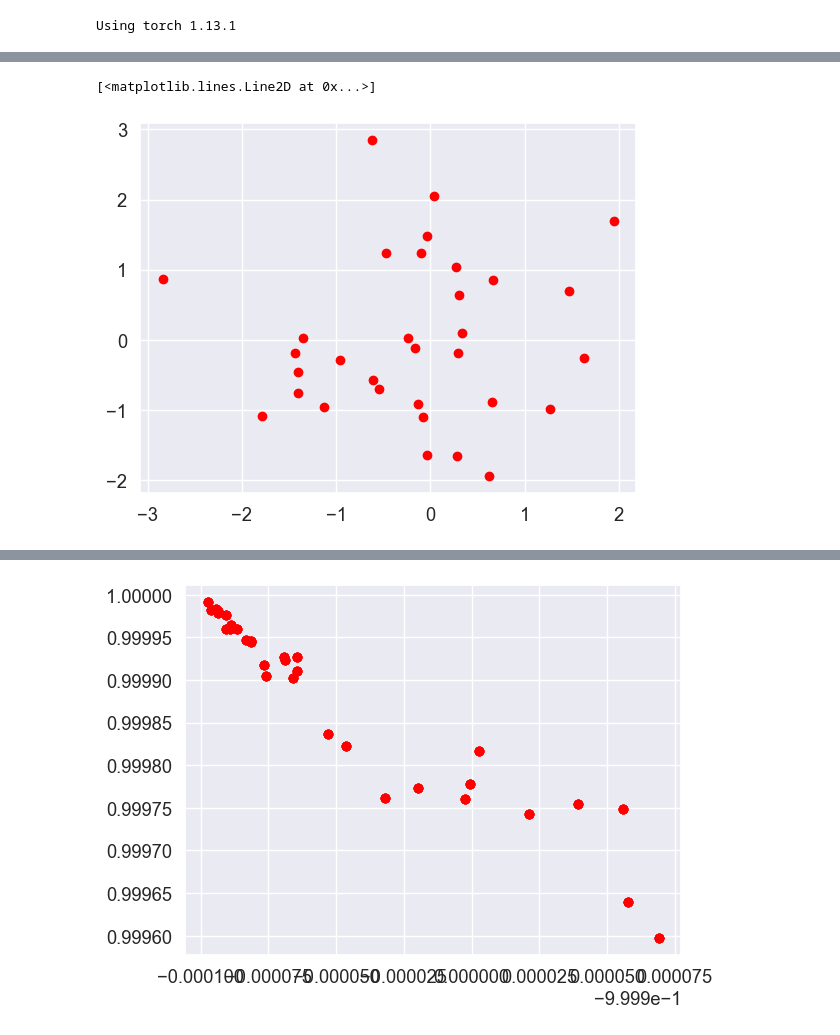
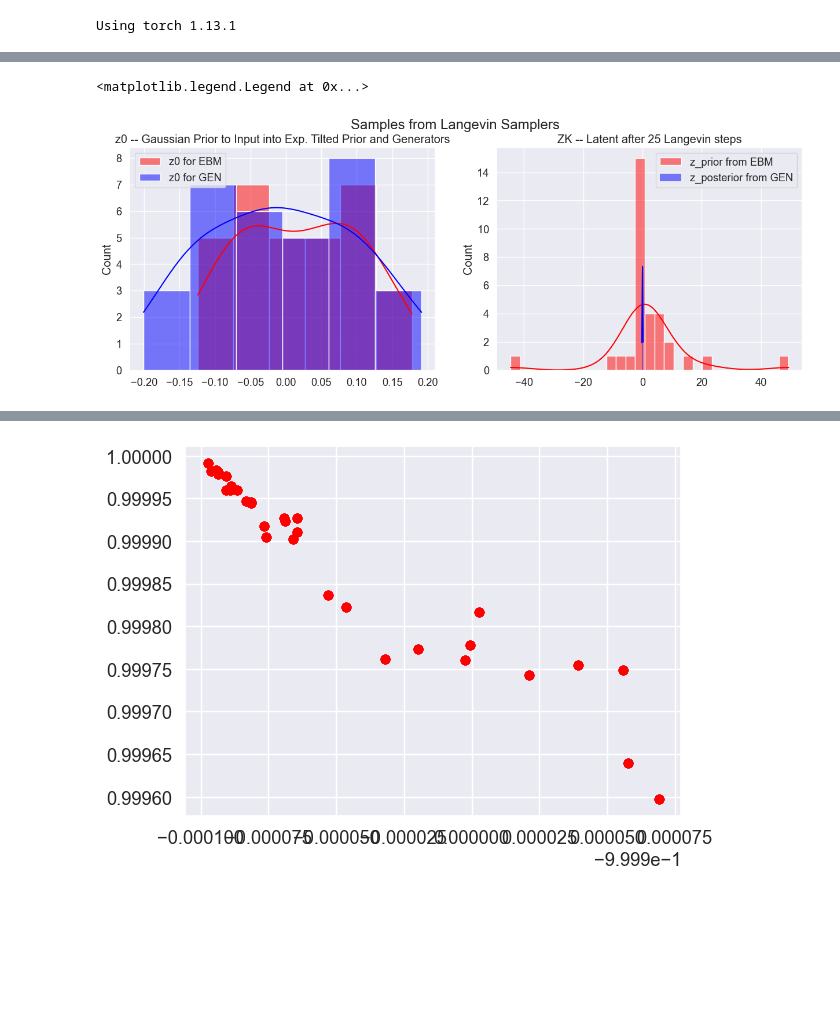
Before and after one commit to PritRaj1/IIB-Project-LatentEBM-Variance-Study, a Jupyter notebook: Notebooks/VanillaLatentEBM MkII.ipynb, the cells around one changed output, grey strips where cells are left out. Drawn from its saved outputs; the diff is of its cells as text; code cells hidden in the pictures; blank space fills up the shorter version.

```diff
--- a/Notebooks/VanillaLatentEBM MkII.ipynb
+++ b/Notebooks/VanillaLatentEBM MkII.ipynb
@@ -301,5 +287,35 @@ plt.plot(z_prior[:, 0].cpu(), z_prior[:, 1].cpu(), 'o', color='blue', label='Dat
-# %%
-plt.plot(z_posterior[:, 0].cpu(), z_posterior[:, 1].cpu(), 'o', color='red', label='Data')
-# %% [output]
-[<matplotlib.lines.Line2D at 0x...>]
-[figure, removed]
+# %%
+# Create a figure with 3 subplots
+fig, axs = plt.subplots(1, 2, figsize=(15, 5))
+fig.suptitle("Samples from Langevin Samplers")
+
+# Sample from the prior distribution and plot the results
+z0_EBM = Sampler.sample_p0()
+z0_GEN = Sampler.sample_p0()
+
+# Mean along the final dimension
+z0_EBM_mean = torch.mean(z0_EBM, dim=-1)
+z0_GEN_mean = torch.mean(z0_GEN, dim=-1)
+
+# Plot the histograms
+sns.histplot(z0_EBM_mean.detach().cpu().numpy(), ax=axs[0], color='red', kde=True, label='z0 for EBM')
+sns.histplot(z0_GEN_mean.detach().cpu().numpy(), ax=axs[0], color='blue', kde=True, label='z0 for GEN')
+axs[0].set_title(f'z0 -- Gaussian Prior to Input into Exp. Tilted Prior and Generators')
+axs[0].legend()
+
+# Sample from the posterior distribution and plot the results
+zK_EBM, grad_norm = Sampler.sample_exp_prior(z0_EBM, EBMmodel) # p(z|M)
+zK_GEN, g_grad_norm, e_grad_norm = Sampler.sample_posterior(z0_GEN, x, GENmodel, EBMmodel) # p(z|x, M)
+
+# Mean along the final dimension
+zK_EBM_mean = torch.mean(zK_EBM, dim=-1)
+zK_GEN_mean = torch.mean(zK_GEN, dim=-1)
+
+# Plot the histograms
+sns.histplot(zK_EBM_mean.detach().cpu().numpy(), ax=axs[1], color='red', kde=True, label='z_prior from EBM')
+sns.histplot(zK_GEN_mean.detach().cpu().numpy(), ax=axs[1], color='blue', kde=True, label='z_posterior from GEN')
+axs[1].set_title(f'zK -- Latent after {E_SAMPLE_STEPS} Langevin steps')
+axs[1].legend()
+# %% [output]
+<matplotlib.legend.Legend at 0x...>
+[figure, added]
```
Also changed, not shown: parts of 6 cells of this notebook, 3 other files.
